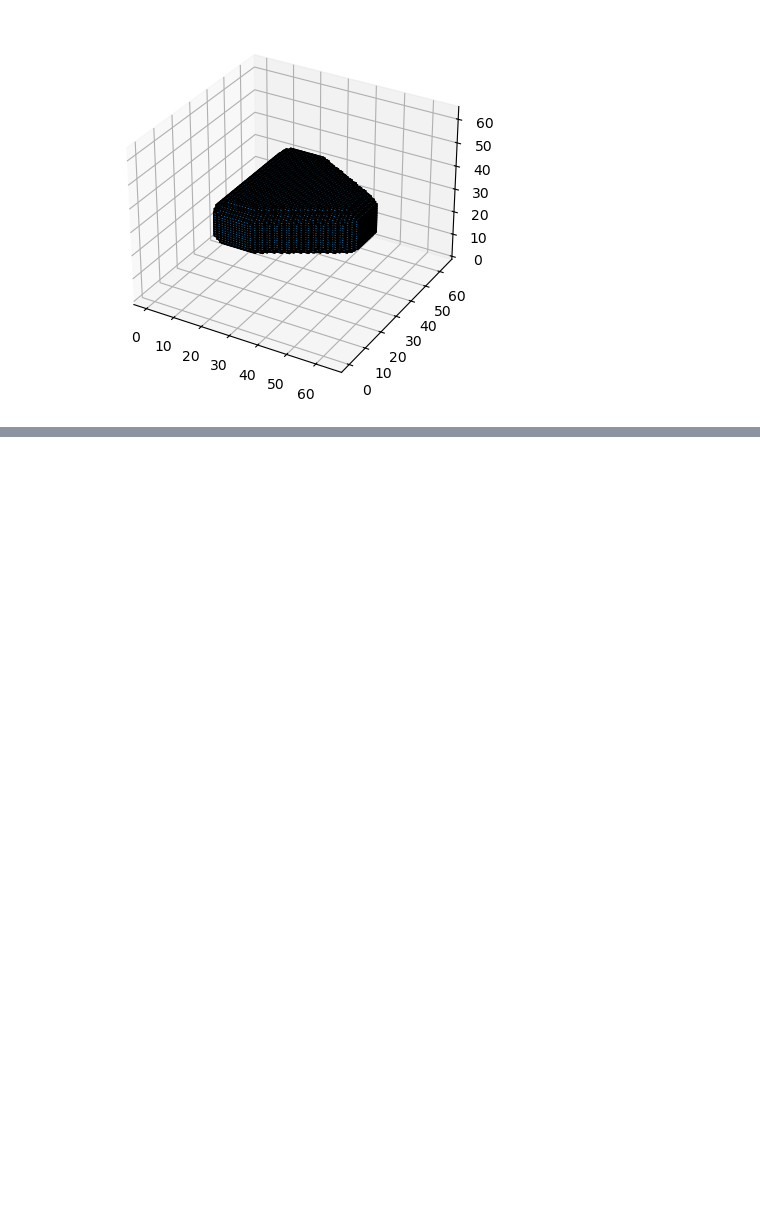
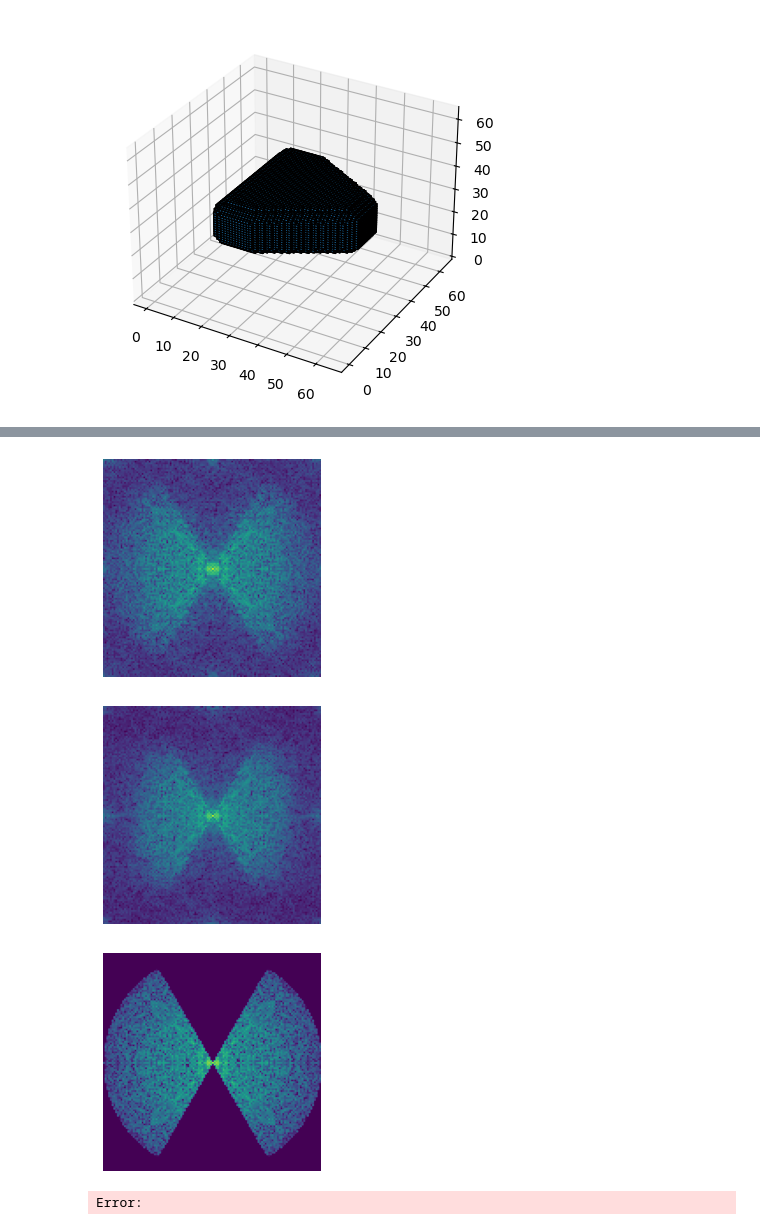
Before and after one commit to YuX-Ren/sim_data, a Jupyter notebook: shape.ipynb, the cells around one changed output, grey strips where cells are left out. Cells and saved outputs as stored; diff of their text form; code cells hidden in the pictures; blank space fills up the shorter version.

```diff
--- a/shape.ipynb
+++ b/shape.ipynb
@@ -272,0 +343,9 @@ plot_density_slice(mask)
+# %%
+plot_fft_slice(v)
+plot_fft_slice(v_iso)
+plot_fft_slice(vb)
+# %% [output]
+[figure, added]
+[figure, added]
+[figure, added]
+Error:
```
Also changed, not shown: parts of 8 cells of this notebook, 5 other files.
